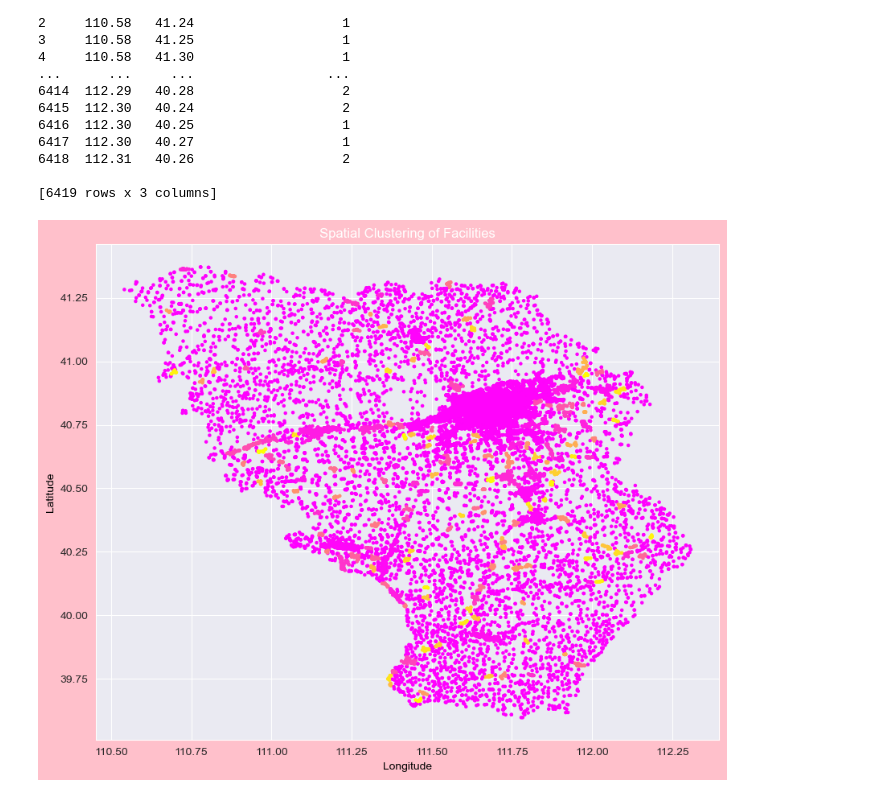
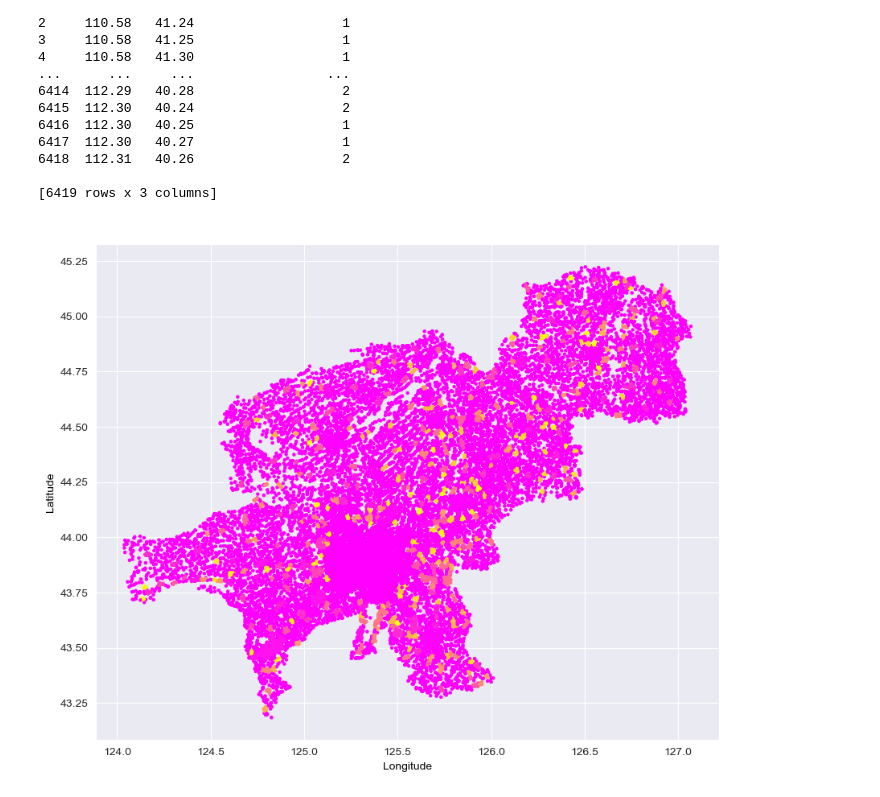
Before and after one commit to shydoors/just-for-playing, a Jupyter notebook: q1.ipynb, the cells around one changed output. Drawn from its saved outputs; the diff is of its cells as text; code cells hidden in the pictures.

```diff
--- a/q1.ipynb
+++ b/q1.ipynb
@@ -14,7 +14,7 @@ def read_files_in_folder(folder_path):
     return coding_s
 
 # 示例使用
-folder_path = "呼和浩特市"
+folder_path = "长春市"
 '''
 folder_path最好用相对路径，增加代码的可移植性
 '''
@@ -30,7 +30,7 @@ import pandas as pd
 import os
 import chardet
 
-folder_path= "呼和浩特市"
+folder_path= "长春市"
 
 def detect_encoding(file_path):
     with open(file_path, 'rb') as f:
@@ -82,35 +82,34 @@ print(industry_diversity_count)
 # %%
 from sklearn.cluster import DBSCAN
 import matplotlib.pyplot as plt
 import os
 
 # 只使用经纬度进行聚类
 name = folder_path
 coordinates = data[['lon_gcj02', 'lat_gcj02']].values
 db = DBSCAN(eps=0.01, min_samples=10).fit(coordinates)
 data['cluster'] = db.labels_
 
 # 可视化结果
-plt.figure(figsize=(10, 8), facecolor='pink')
+plt.figure(figsize=(10, 8), facecolor='white')
 
 plt.scatter(data['lon_gcj02'], data['lat_gcj02'], c=data['cluster'], cmap='spring', s=5)
 plt.title("Spatial Clustering of Facilities", color='white')
 plt.xlabel("Longitude", color='black')
 plt.ylabel("Latitude", color='black')
 
 # 如果想要保存图片的话
 # plt.savefig('S1-3.jpg')
 # 这里默认图片保存到项目的根目录里
 # 或者建一个文件夹放图片
 # 创建一个名为images的文件夹
 # 已经存在也没有影响
 os.makedirs('images', exist_ok=True)
 # 保存图片到images文件夹
 plt.savefig(f'images\\{name}-1.jpg')
-
 plt.show()
 # %% [output]
-[figure, old version]
+[figure, new version]
 # %%
 import seaborn as sns
 import matplotlib.pyplot as plt
```
Also changed, not shown: parts of 2 cells of this notebook, 2 other files.
